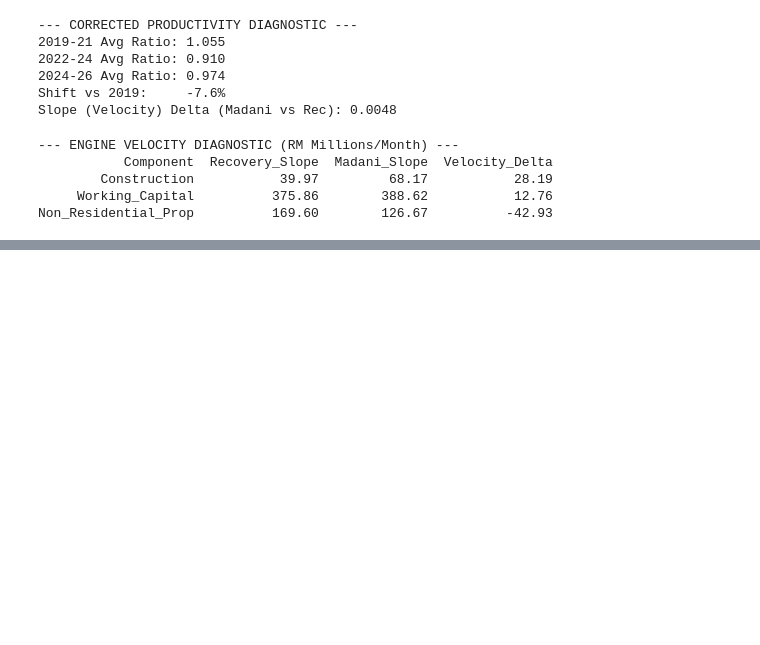
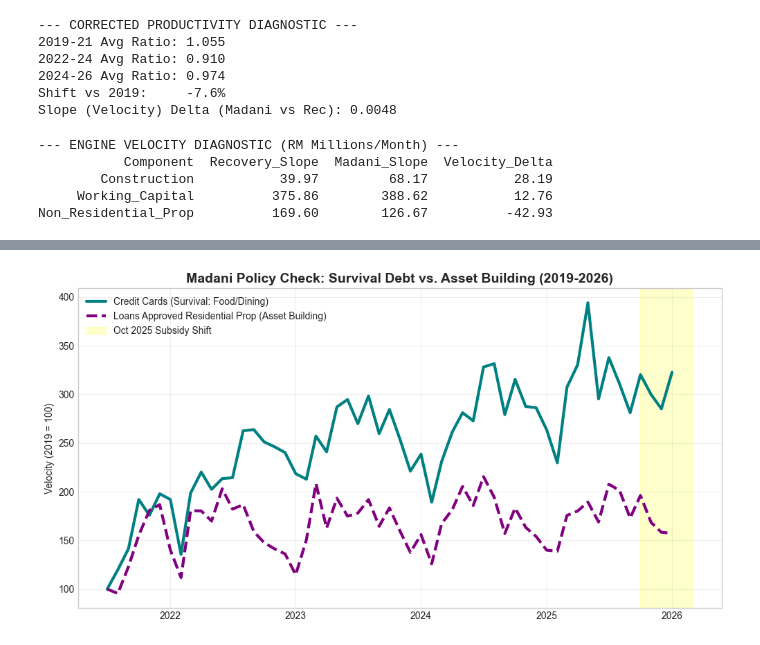
Before and after one commit to SJEGoh/Regional-Project, a Jupyter notebook: report.ipynb, the cells around one changed output, grey strips where cells are left out. Drawn from its saved outputs; the diff is of its cells as text; code cells hidden in the pictures; blank space fills up the shorter version.

```diff
--- a/report.ipynb
+++ b/report.ipynb
@@ -3284,0 +3428,31 @@ Non_Residential_Prop          169.60        126.67          -42.93
+# %%
+import matplotlib.pyplot as plt
+
+# 1. Normalize both to Jan 2019 = 100
+# If 'Loans_Approved_Consumer_Durables' is missing, use 'Loans_Approved_Passenger_Cars'
+durable_col = 'Loans_Approved_Consumer_Durables' if 'Loans_Approved_Consumer_Durables' in df_1_12_fixed.columns else 'Loans_Approved_Residential_Prop'
+
+cc_base = df_1_12_fixed['Loans_Approved_Credit_Cards'].iloc[0]
+dur_base = df_1_12_fixed[durable_col].iloc[0]
+
+df_1_12_fixed['Food_Debt_Velocity'] = (df_1_12_fixed['Loans_Approved_Credit_Cards'] / cc_base) * 100
+df_1_12_fixed['Asset_Debt_Velocity'] = (df_1_12_fixed[durable_col] / dur_base) * 100
+
+# 2. Plotting the Contrast
+plt.figure(figsize=(12, 6))
+
+plt.plot(df_1_12_fixed.index, df_1_12_fixed['Food_Debt_Velocity'],
+         label='Credit Cards (Survival: Food/Dining)', color='teal', linewidth=3)
+plt.plot(df_1_12_fixed.index, df_1_12_fixed['Asset_Debt_Velocity'],
+         label=f'{durable_col.replace("_", " ")} (Asset Building)', color='purple', linewidth=3, linestyle='--')
+
+# Target #7 Highlight (Subsidy Removal Window)
+plt.axvspan('2025-10-01', '2026-03-01', color='yellow', alpha=0.2, label='Oct 2025 Subsidy Shift')
+
+plt.title("Madani Policy Check: Survival Debt vs. Asset Building (2019-2026)", fontsize=14, fontweight='bold')
+plt.ylabel("Velocity (2019 = 100)")
+plt.legend(loc='upper left')
+plt.grid(True, alpha=0.3)
+plt.show()
+# %% [output]
+[figure, added]
```
Also changed, not shown: parts of 6 cells of this notebook, 3 other files.
